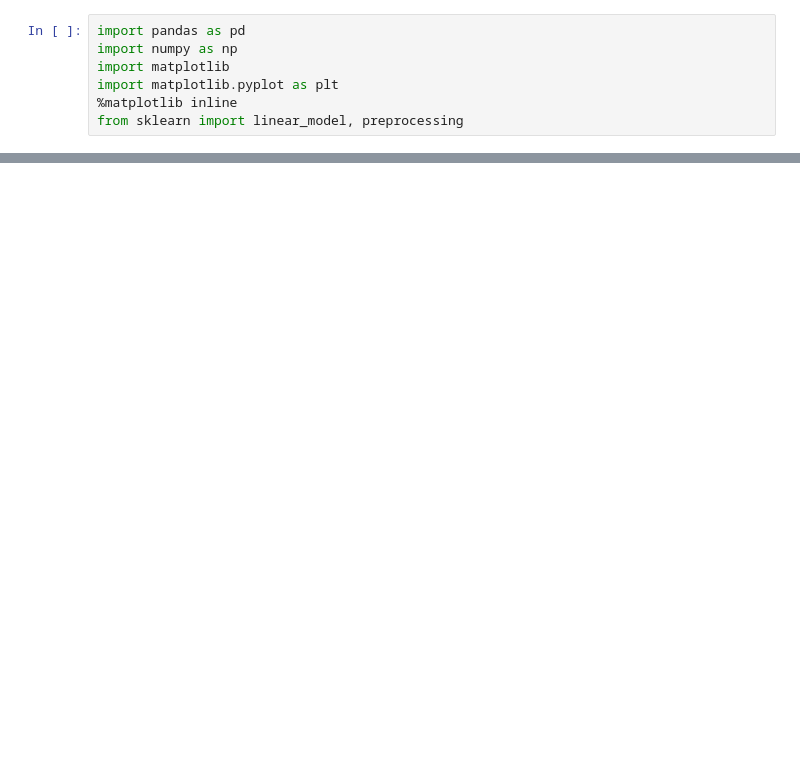
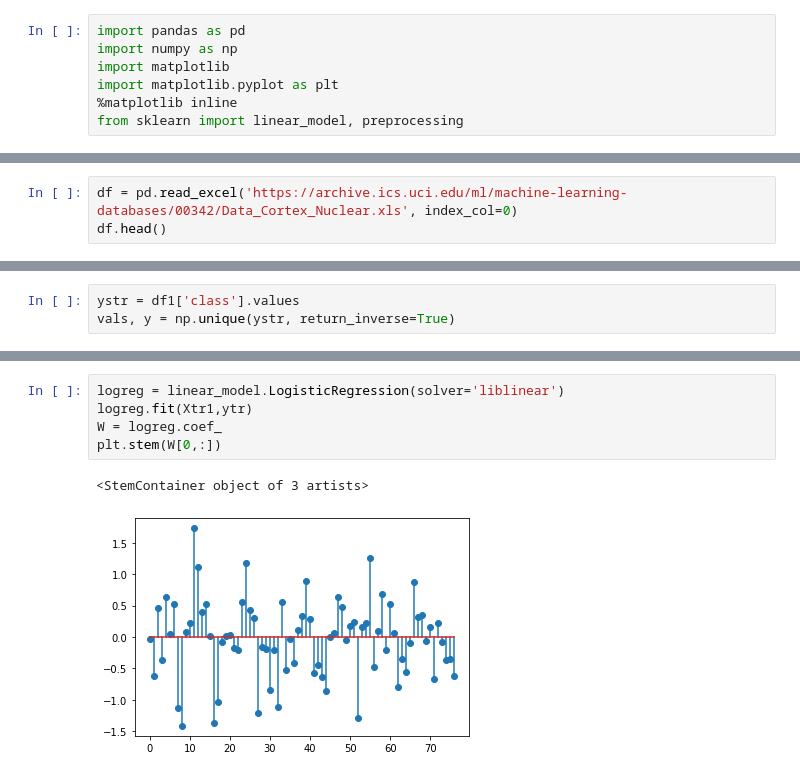
Before and after one commit to Sreelakshmi-MP/Regression, a Jupyter notebook: Gene_Expression_Data_Logistic_Regression.ipynb, the cells around one changed output, grey strips where cells are left out. Saved outputs shown, nothing was run; the diff lists cells and outputs as text; blank space fills up the shorter version.

```diff
--- a/Gene_Expression_Data_Logistic_Regression.ipynb
+++ b/Gene_Expression_Data_Logistic_Regression.ipynb
@@ -410,0 +8,3 @@ plt.stem(dfslope.index,w_l1[0])
+# %%
+df = pd.read_excel('https://archive.ics.uci.edu/ml/machine-learning-databases/00342/Data_Cortex_Nuclear.xls', index_col=0)
+df.head()
@@ -410,0 +106,3 @@ plt.stem(dfslope.index,w_l1[0])
+# %%
+ystr = df1['class'].values
+vals, y = np.unique(ystr, return_inverse=True)
@@ -410,0 +175,8 @@ plt.stem(dfslope.index,w_l1[0])
+# %%
+logreg = linear_model.LogisticRegression(solver='liblinear')
+logreg.fit(Xtr1,ytr)
+W = logreg.coef_
+plt.stem(W[0,:])
+# %% [output]
+<StemContainer object of 3 artists>
+[figure, added]
```
Also changed, not shown: parts of 34 cells of this notebook.
